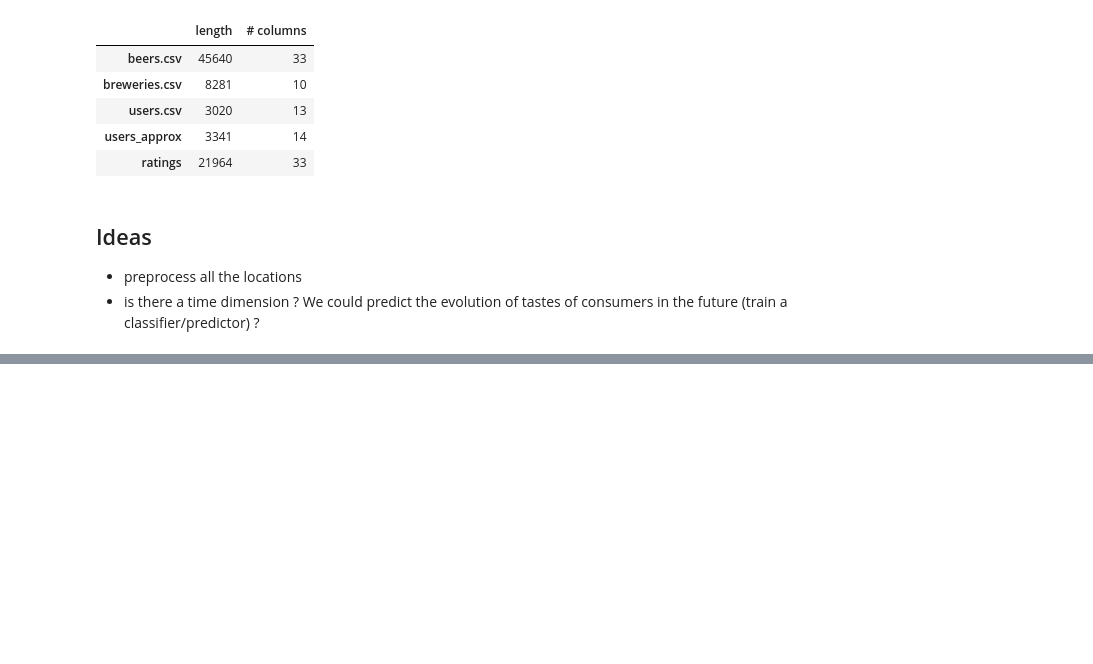
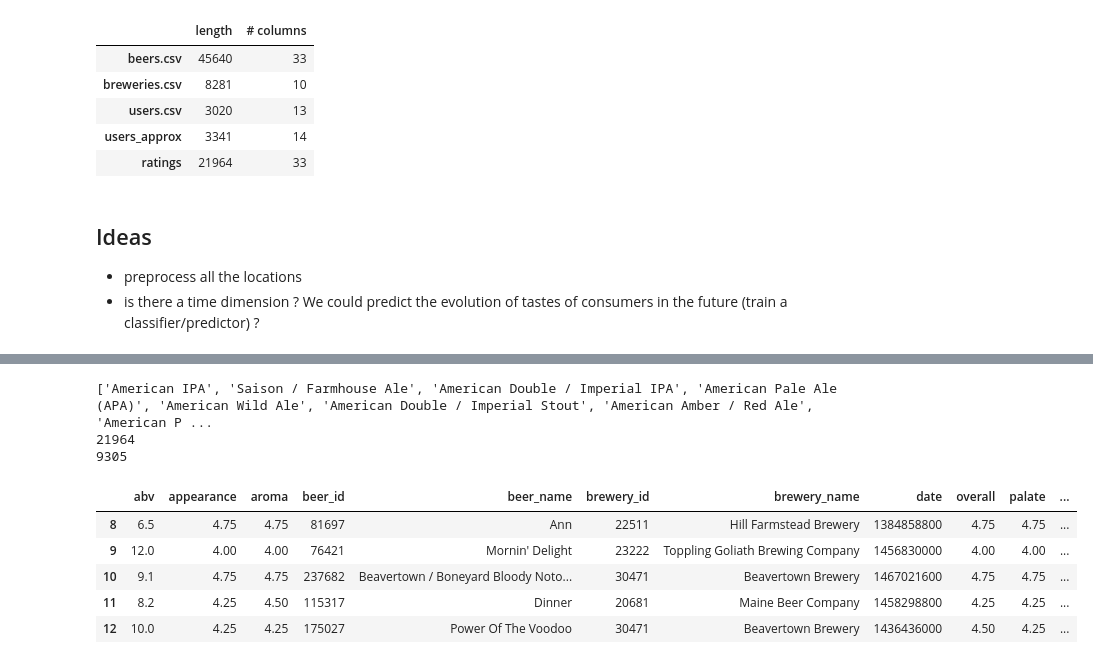
Before and after one commit to epfl-ada/ada-2023-project-laremontada61, a Jupyter notebook: nb_MLE.ipynb, the cells around one changed output, grey strips where cells are left out. Drawn from its saved outputs; the diff is of its cells as text; code cells hidden in the pictures; blank space fills up the shorter version.

```diff
--- a/nb_MLE.ipynb
+++ b/nb_MLE.ipynb
@@ -357,0 +555,6 @@ InvalidIndexError: (array([], dtype=int64),)
+# %%
+# sort the most common style of beers
+ratings_per_style = ratings_BA.groupby('style').apply(lambda x: pd.Series({"count": len(x)})).sort_values(by='count', ascending = False)
+ratings_per_style['count_after_cleaning'] = ratings_BA_cleaned.groupby('style').apply(lambda x: len(x)).sort_values(ascending = False)
+print(len(ratings_per_style))
+ratings_per_style.head()
@@ -357,0 +570,18 @@ InvalidIndexError: (array([], dtype=int64),)
+# %%
+# Take only the most popular styles of beers
+top_10_styles = list(ratings_per_style.index[:10])
+print(top_10_styles)
+print(len(ratings_BA))
+ratings_per_style_top10 = ratings_BA[ratings_BA['style'].isin(top_10_styles)]
+print(len(ratings_per_style_top10))
+ratings_per_style_top10.head()
+# %% [output]
+['American IPA', 'Saison / Farmhouse Ale', 'American Double / Imperial IPA', 'American Pale Ale (APA)', 'American Wild Ale', 'American Double / Imperial Stout', 'American Amber / Red Ale', 'American P ...
+21964
+9305
+|  | abv | appearance | aroma | beer_id | beer_name | brewery_id | brewery_name | date | overall | palate | ... |
+| 8 | 6.5 | 4.75 | 4.75 | 81697 | Ann | 22511 | Hill Farmstead Brewery | 1384858800 | 4.75 | 4.75 | ... |
+| 9 | 12.0 | 4.00 | 4.00 | 76421 | Mornin' Delight | 23222 | Toppling Goliath Brewing Company | 1456830000 | 4.00 | 4.00 | ... |
+| 10 | 9.1 | 4.75 | 4.75 | 237682 | Beavertown / Boneyard Bloody Noto... | 30471 | Beavertown Brewery | 1467021600 | 4.75 | 4.75 | ... |
+| 11 | 8.2 | 4.25 | 4.50 | 115317 | Dinner | 20681 | Maine Beer Company | 1458298800 | 4.25 | 4.25 | ... |
+| 12 | 10.0 | 4.25 | 4.25 | 175027 | Power Of The Voodoo | 30471 | Beavertown Brewery | 1436436000 | 4.50 | 4.25 | ... |
```
Also changed, not shown: parts of 25 cells of this notebook.
